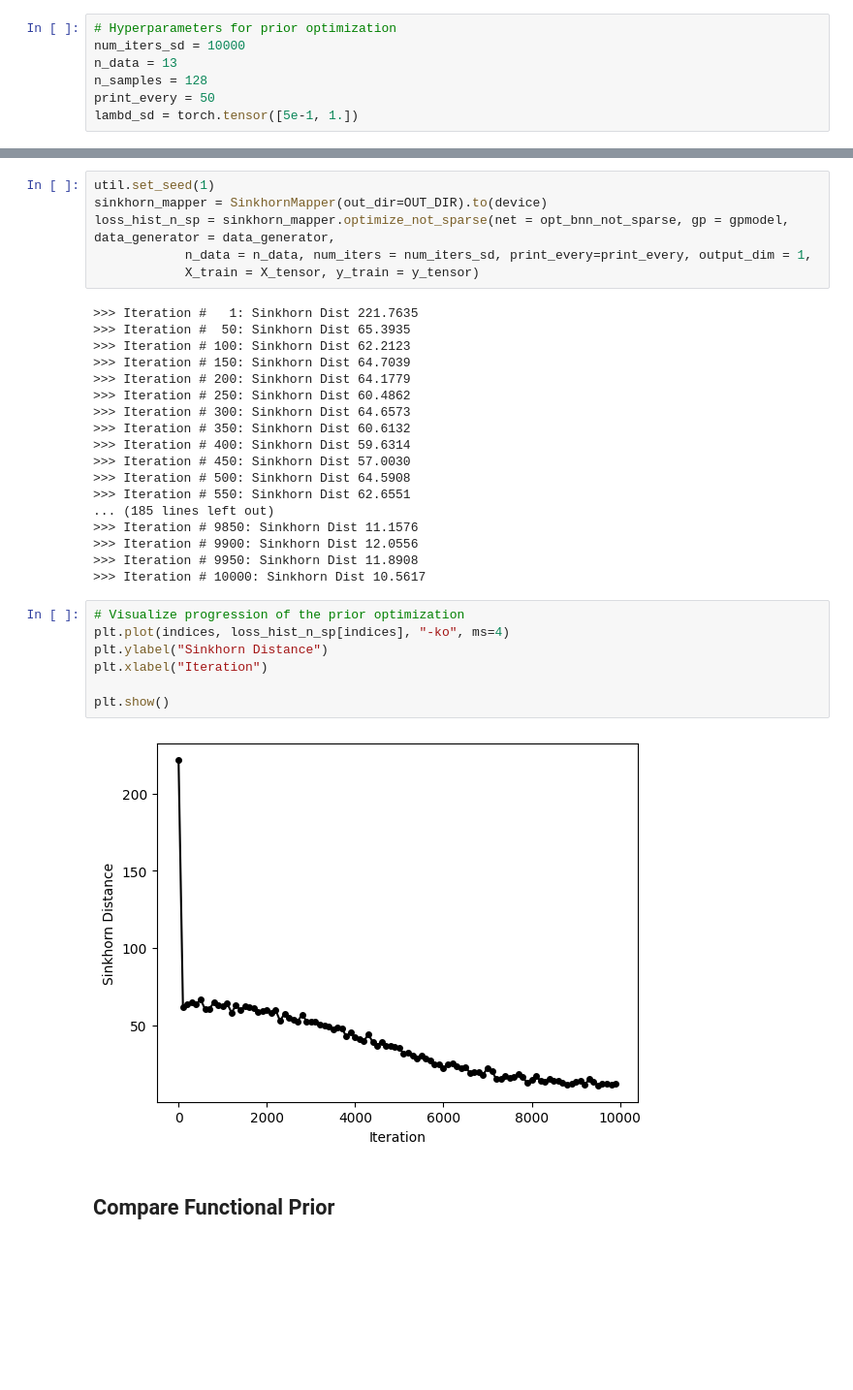
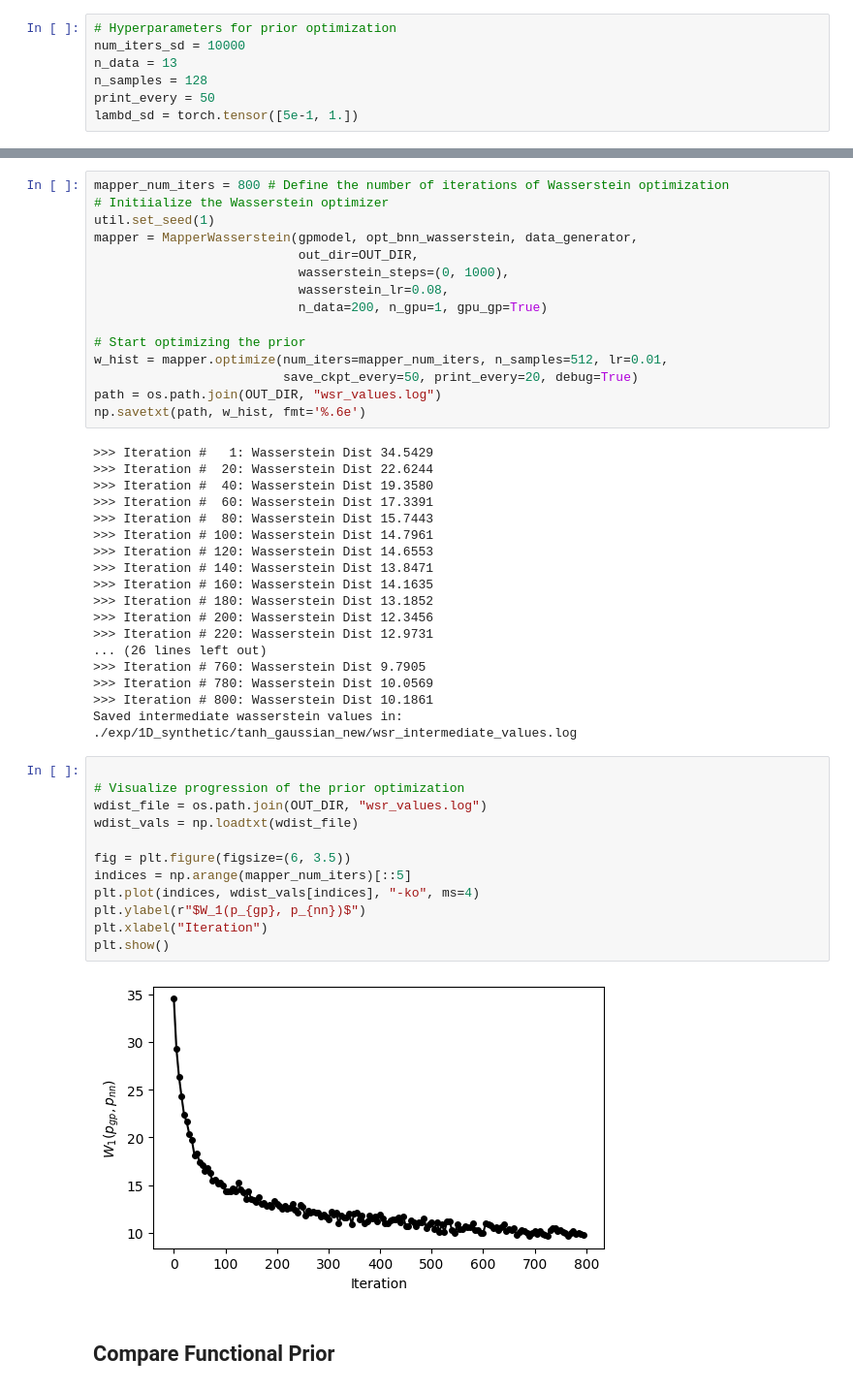
Before and after one commit to MariusLin/model-selection-partially-stochastic-nn, a Jupyter notebook: Notebooks/1D-regression-gaussian-prior.ipynb, the cells around one changed output, grey strips where cells are left out. Shown at 97% size. Saved outputs shown, nothing was run; the diff lists cells and outputs as text; blank space fills up the shorter version.

```diff
--- a/Notebooks/1D-regression-gaussian-prior.ipynb
+++ b/Notebooks/1D-regression-gaussian-prior.ipynb
@@ -281,36 +300,50 @@ plt.show()
 # %%
+mapper_num_iters = 800 # Define the number of iterations of Wasserstein optimization
+# Initiialize the Wasserstein optimizer
 util.set_seed(1)
-sinkhorn_mapper = SinkhornMapper(out_dir=OUT_DIR).to(device)
-loss_hist_n_sp = sinkhorn_mapper.optimize_not_sparse(net = opt_bnn_not_sparse, gp = gpmodel, data_generator = data_generator,
-            n_data = n_data, num_iters = num_iters_sd, print_every=print_every, output_dim = 1,
-            X_train = X_tensor, y_train = y_tensor)
+mapper = MapperWasserstein(gpmodel, opt_bnn_wasserstein, data_generator,
+                           out_dir=OUT_DIR,
+                           wasserstein_steps=(0, 1000),
+                           wasserstein_lr=0.08,
+                           n_data=200, n_gpu=1, gpu_gp=True)
+
+# Start optimizing the prior
+w_hist = mapper.optimize(num_iters=mapper_num_iters, n_samples=512, lr=0.01,
+                         save_ckpt_every=50, print_every=20, debug=True)
+path = os.path.join(OUT_DIR, "wsr_values.log")
+np.savetxt(path, w_hist, fmt='%.6e')
 # %% [output]
->>> Iteration #   1: Sinkhorn Dist 221.7635
->>> Iteration #  50: Sinkhorn Dist 65.3935
->>> Iteration # 100: Sinkhorn Dist 62.2123
->>> Iteration # 150: Sinkhorn Dist 64.7039
->>> Iteration # 200: Sinkhorn Dist 64.1779
->>> Iteration # 250: Sinkhorn Dist 60.4862
->>> Iteration # 300: Sinkhorn Dist 64.6573
->>> Iteration # 350: Sinkhorn Dist 60.6132
->>> Iteration # 400: Sinkhorn Dist 59.6314
->>> Iteration # 450: Sinkhorn Dist 57.0030
->>> Iteration # 500: Sinkhorn Dist 64.5908
->>> Iteration # 550: Sinkhorn Dist 62.6551
-... (185 lines left out)
->>> Iteration # 9850: Sinkhorn Dist 11.1576
->>> Iteration # 9900: Sinkhorn Dist 12.0556
->>> Iteration # 9950: Sinkhorn Dist 11.8908
->>> Iteration # 10000: Sinkhorn Dist 10.5617
+>>> Iteration #   1: Wasserstein Dist 34.5429
+>>> Iteration #  20: Wasserstein Dist 22.6244
+>>> Iteration #  40: Wasserstein Dist 19.3580
+>>> Iteration #  60: Wasserstein Dist 17.3391
+>>> Iteration #  80: Wasserstein Dist 15.7443
+>>> Iteration # 100: Wasserstein Dist 14.7961
+>>> Iteration # 120: Wasserstein Dist 14.6553
+>>> Iteration # 140: Wasserstein Dist 13.8471
+>>> Iteration # 160: Wasserstein Dist 14.1635
+>>> Iteration # 180: Wasserstein Dist 13.1852
+>>> Iteration # 200: Wasserstein Dist 12.3456
+>>> Iteration # 220: Wasserstein Dist 12.9731
+... (26 lines left out)
+>>> Iteration # 760: Wasserstein Dist 9.7905
+>>> Iteration # 780: Wasserstein Dist 10.0569
+>>> Iteration # 800: Wasserstein Dist 10.1861
+Saved intermediate wasserstein values in: ./exp/1D_synthetic/tanh_gaussian_new/wsr_intermediate_values.log
 # %%
+
 # Visualize progression of the prior optimization
-plt.plot(indices, loss_hist_n_sp[indices], "-ko", ms=4)
-plt.ylabel("Sinkhorn Distance")
+wdist_file = os.path.join(OUT_DIR, "wsr_values.log")
+wdist_vals = np.loadtxt(wdist_file)
+
+fig = plt.figure(figsize=(6, 3.5))
+indices = np.arange(mapper_num_iters)[::5]
+plt.plot(indices, wdist_vals[indices], "-ko", ms=4)
+plt.ylabel(r"$W_1(p_{gp}, p_{nn})$")
 plt.xlabel("Iteration")
-
 plt.show()
 # %% [output]
-[figure, old version]
+[figure, new version]
 # %% [markdown]
 ## Compare Functional Prior
 # %%
```
Also changed, not shown: parts of 18 cells of this notebook, 4 other files.
